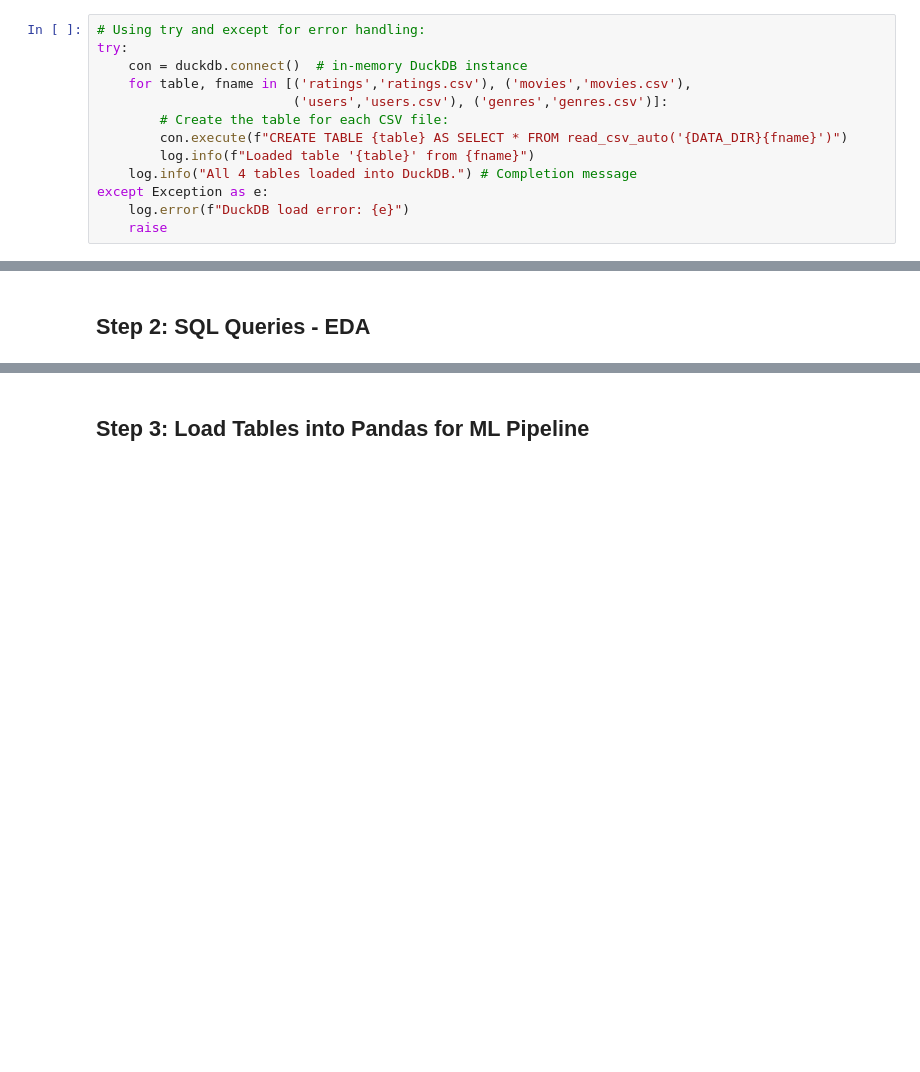
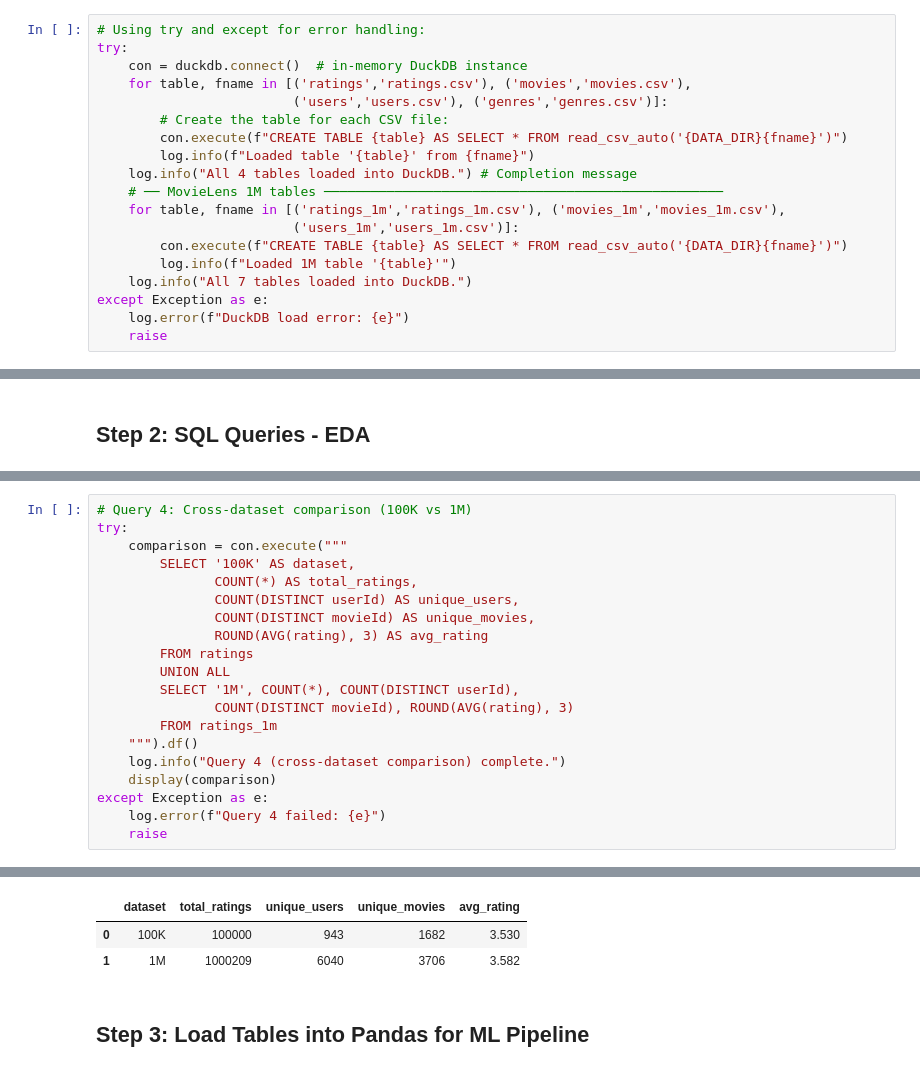
Before and after one commit to yuthimreddy/DS-4320---Project-1, a Jupyter notebook: pipeline/pipeline.ipynb, the cells around one changed output, grey strips where cells are left out. Drawn from its saved outputs; the diff is of its cells as text; blank space fills up the shorter version.

```diff
--- a/pipeline/pipeline.ipynb
+++ b/pipeline/pipeline.ipynb
@@ -65,6 +65,12 @@ try:
         con.execute(f"CREATE TABLE {table} AS SELECT * FROM read_csv_auto('{DATA_DIR}{fname}')")
         log.info(f"Loaded table '{table}' from {fname}")
     log.info("All 4 tables loaded into DuckDB.") # Completion message
+    # ── MovieLens 1M tables ───────────────────────────────────────────────────
+    for table, fname in [('ratings_1m','ratings_1m.csv'), ('movies_1m','movies_1m.csv'),
+                         ('users_1m','users_1m.csv')]:
+        con.execute(f"CREATE TABLE {table} AS SELECT * FROM read_csv_auto('{DATA_DIR}{fname}')")
+        log.info(f"Loaded 1M table '{table}'")
+    log.info("All 7 tables loaded into DuckDB.")
 except Exception as e:
     log.error(f"DuckDB load error: {e}")
     raise
@@ -189,3 +199,24 @@ User activity: min=20, max=737, mean=106.0
 | 7 | 303 | 484 | 3.37 |
 | 8 | 234 | 480 | 3.12 |
 | 9 | 393 | 448 | 3.34 |
+# %%
+# Query 4: Cross-dataset comparison (100K vs 1M)
+try:
+    comparison = con.execute("""
+        SELECT '100K' AS dataset,
+               COUNT(*) AS total_ratings,
+               COUNT(DISTINCT userId) AS unique_users,
+               COUNT(DISTINCT movieId) AS unique_movies,
+               ROUND(AVG(rating), 3) AS avg_rating
+        FROM ratings
+        UNION ALL
+        SELECT '1M', COUNT(*), COUNT(DISTINCT userId),
+               COUNT(DISTINCT movieId), ROUND(AVG(rating), 3)
+        FROM ratings_1m
+    """).df()
+    log.info("Query 4 (cross-dataset comparison) complete.")
+    display(comparison)
+except Exception as e:
+    log.error(f"Query 4 failed: {e}")
+    raise
+# %% [output]
@@ -192,3 +224,6 @@ User activity: min=20, max=737, mean=106.0
+|  | dataset | total_ratings | unique_users | unique_movies | avg_rating |
+| 0 | 100K | 100000 | 943 | 1682 | 3.530 |
+| 1 | 1M | 1000209 | 6040 | 3706 | 3.582 |
 # %% [markdown]
 ## Step 3: Load Tables into Pandas for ML Pipeline
 # %%
```
Also changed, not shown: parts of 13 cells of this notebook, 3 other files.
